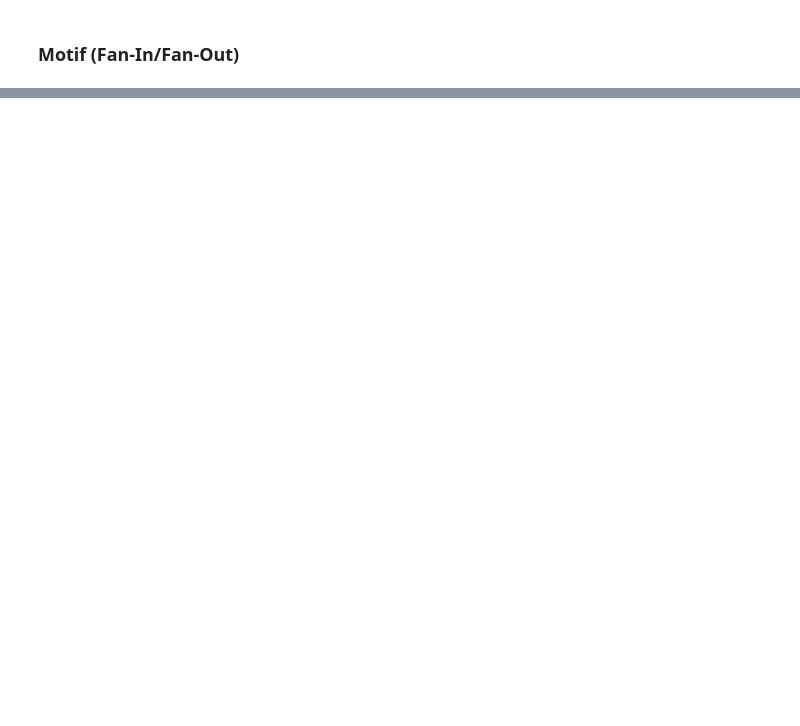
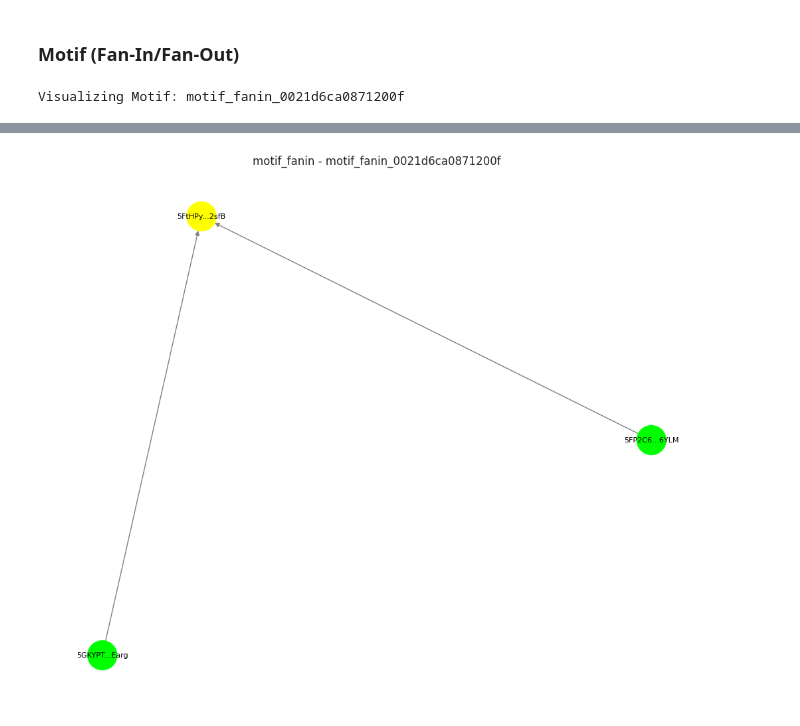
Before and after one commit to chainswarm/analytics-pipeline, a Jupyter notebook: notebooks/03_graph_visualization.ipynb, the cells around one changed output, grey strips where cells are left out. Saved outputs shown, nothing was run; the diff lists cells and outputs as text; code cells hidden in the pictures; blank space fills up the shorter version.

```diff
--- a/notebooks/03_graph_visualization.ipynb
+++ b/notebooks/03_graph_visualization.ipynb
@@ -73,6 +107,13 @@ if not motif_df.empty:
     print(f"Visualizing Motif: {example_pattern['pattern_id']}")
 
     G = analytics_utils.build_pattern_graph(example_pattern)
-    nt = analytics_utils.visualize_graph_pyvis(G)
+
+    # Interactive
+    display(analytics_utils.visualize_graph_pyvis(G))
+
+    # Static
+    analytics_utils.visualize_graph_matplotlib(G)
 else:
     print("No motif patterns found.")
+# %% [output]
+Visualizing Motif: motif_fanin_0021d6ca0871200f
@@ -78,0 +121 @@ else:
+[figure, added]
```
Also changed, not shown: parts of 6 cells of this notebook, 3 other files.
